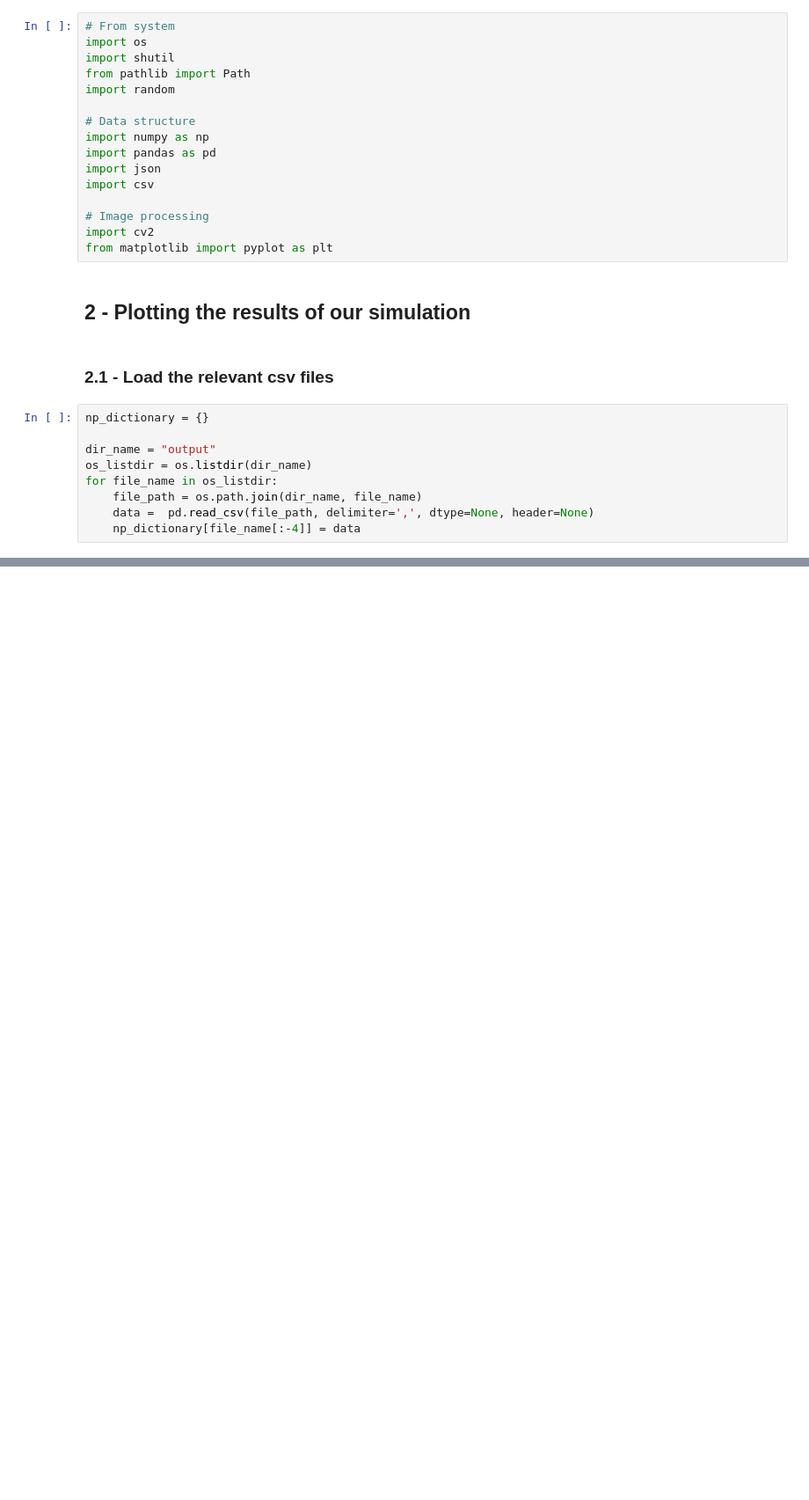
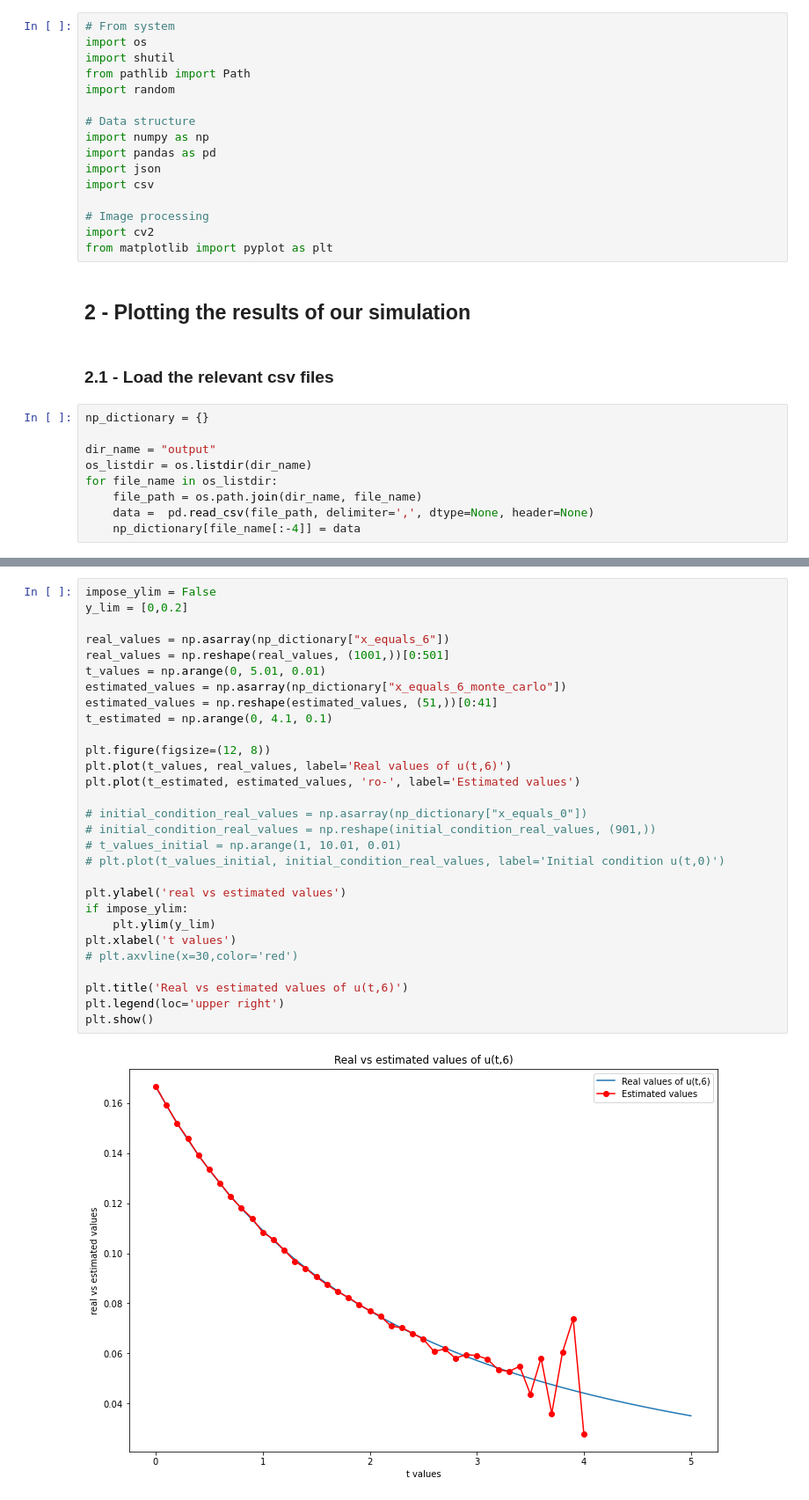
Before and after one commit to chanjuanyin/MH4900_Final_Year_Project_simulations, a Jupyter notebook: Branching_01/Plot_history.ipynb, the cells around one changed output, grey strips where cells are left out. Shown: that part at 88% size. Drawn from its saved outputs; the diff is of its cells as text; blank space fills up the shorter version.

```diff
--- a/Branching_01/Plot_history.ipynb
+++ b/Branching_01/Plot_history.ipynb
@@ -112,0 +181,31 @@ plt.show()
+# %%
+impose_ylim = False
+y_lim = [0,0.2]
+
+real_values = np.asarray(np_dictionary["x_equals_6"])
+real_values = np.reshape(real_values, (1001,))[0:501]
+t_values = np.arange(0, 5.01, 0.01)
+estimated_values = np.asarray(np_dictionary["x_equals_6_monte_carlo"])
+estimated_values = np.reshape(estimated_values, (51,))[0:41]
+t_estimated = np.arange(0, 4.1, 0.1)
+
+plt.figure(figsize=(12, 8))
+plt.plot(t_values, real_values, label='Real values of u(t,6)')
+plt.plot(t_estimated, estimated_values, 'ro-', label='Estimated values')
+
+# initial_condition_real_values = np.asarray(np_dictionary["x_equals_0"])
+# initial_condition_real_values = np.reshape(initial_condition_real_values, (901,))
+# t_values_initial = np.arange(1, 10.01, 0.01)
+# plt.plot(t_values_initial, initial_condition_real_values, label='Initial condition u(t,0)')
+
+plt.ylabel('real vs estimated values')
+if impose_ylim:
+    plt.ylim(y_lim)
+plt.xlabel('t values')
+# plt.axvline(x=30,color='red')
+
+plt.title('Real vs estimated values of u(t,6)')
+plt.legend(loc='upper right')
+plt.show()
+# %% [output]
+[figure, added]
```
Also changed, not shown: parts of 30 cells of this notebook, 9 other files.
